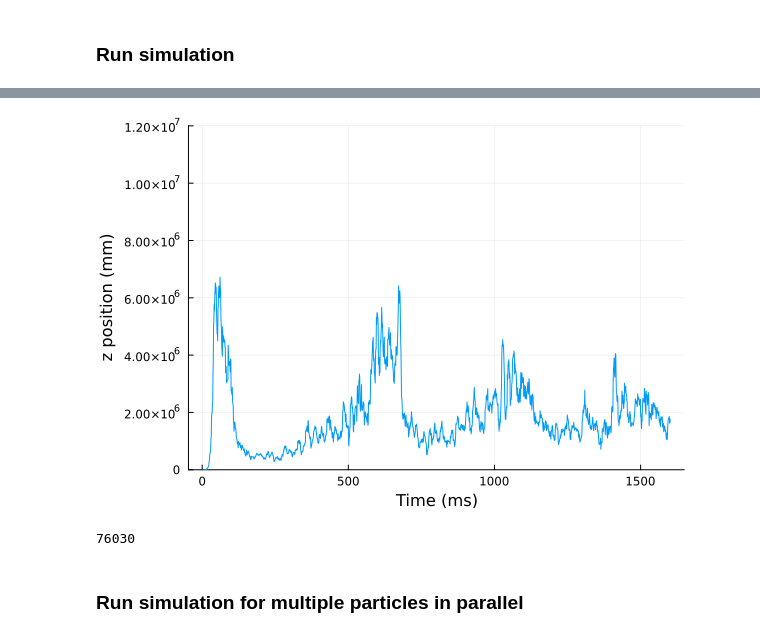
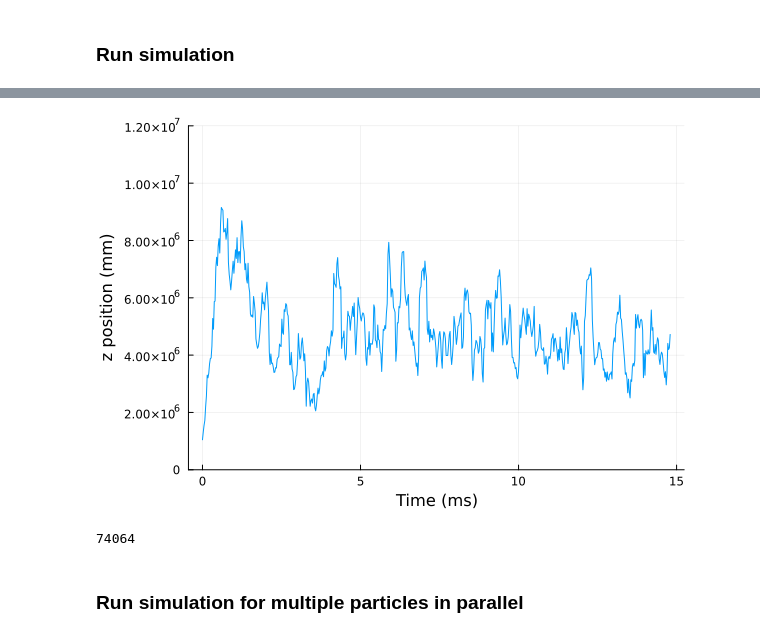
Before and after one commit to munozariasjm/OpticalBlochEquations.jl, a Jupyter notebook: examples/ipynb_sources/SrOH_RFMOT/SrOH_RFMOT.ipynb, the cells around one changed output, grey strips where cells are left out. Drawn from its saved outputs; the diff is of its cells as text; code cells hidden in the pictures.

```diff
--- a/examples/ipynb_sources/SrOH_RFMOT/SrOH_RFMOT.ipynb
+++ b/examples/ipynb_sources/SrOH_RFMOT/SrOH_RFMOT.ipynb
@@ -263,18 +246,18 @@ plot(sol.t .* (1e3/Γ), (x_velocities .+ y_velocities) ./ √2,
 # %%
 moving_average(vs,n) = [sum(@view vs[i:(i+n-1)])/n for i in 1:(length(vs)-(n-1))]
 
-plot(moving_average(Γ * excited_population, 10),
+plot(sol.t[1:end-9] .* (1e3/Γ), moving_average(Γ * excited_population, 10),
     legend=nothing,
     xlabel="Time (ms)",
     ylabel="z position (mm)",
     ylim=(0,1.2e7)
 )
 # %% [output]
-[figure, old version]
+[figure, new version]
-# %%
-prob.p.n_scatters
-# %% [output]
-76030
+# %%
+prob.p.n_scatters
+# %% [output]
+74064
 # %% [markdown]
 ### Run simulation for multiple particles in parallel
 # %%
```
Also changed, not shown: parts of 8 cells of this notebook, 12 other files.
